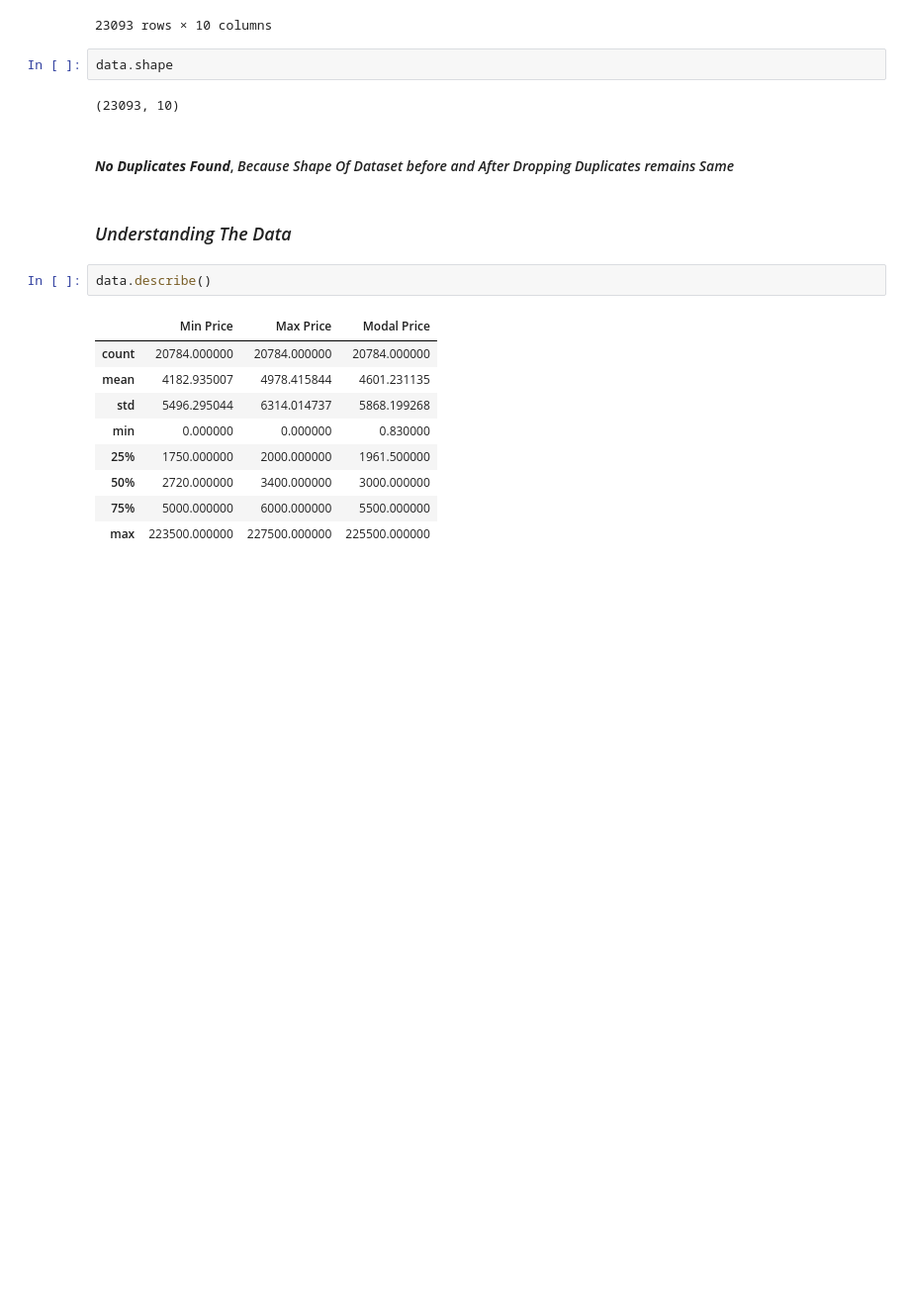
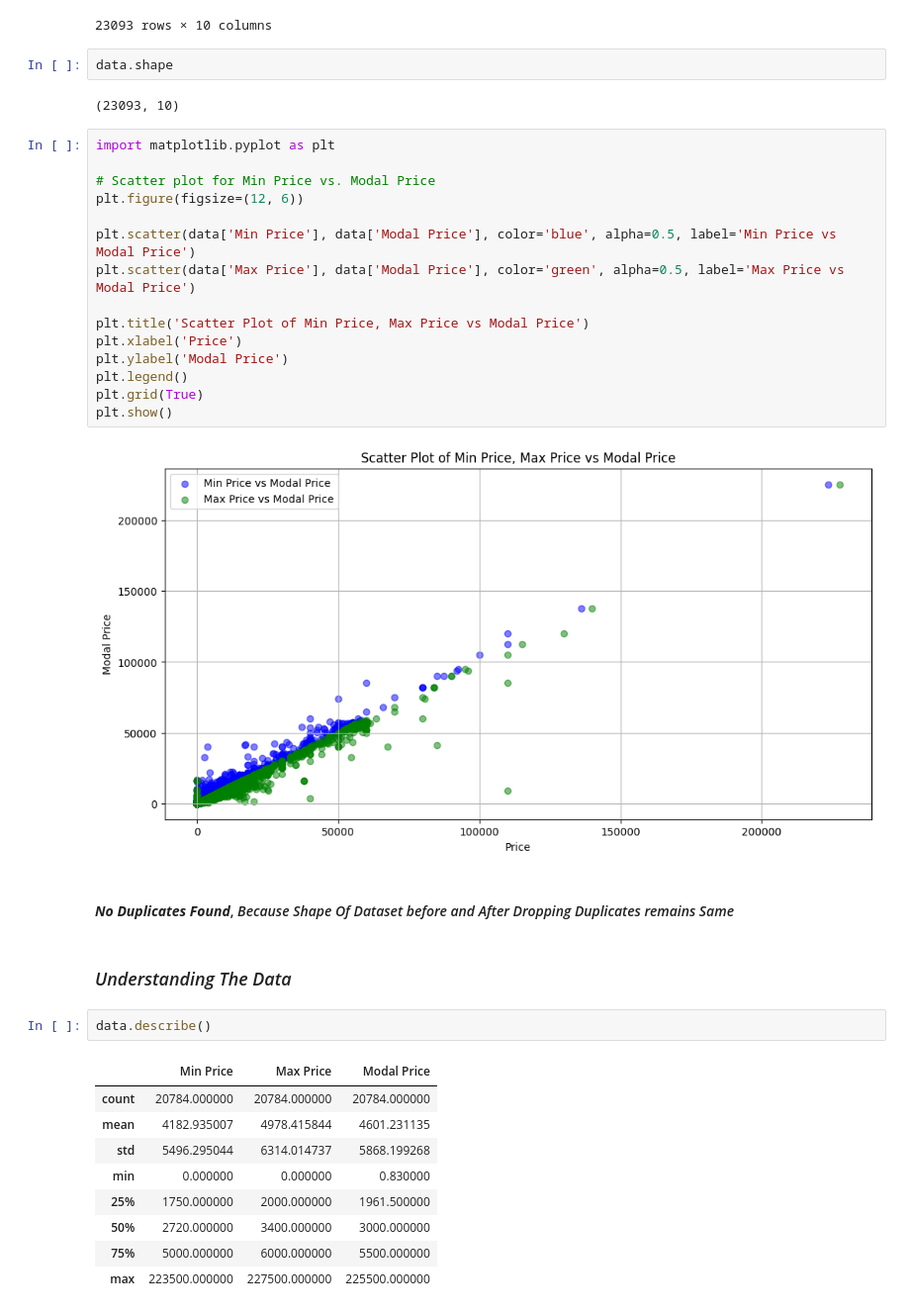
Before and after one commit to rahulthota21/projects, a Jupyter notebook: CropInsights/Crop Price Prediction/Price_pred.ipynb, the cells around one changed output. Shown at 99% size. Cells and saved outputs as stored; diff of their text form; blank space fills up the shorter version.

```diff
--- a/CropInsights/Crop Price Prediction/Price_pred.ipynb
+++ b/CropInsights/Crop Price Prediction/Price_pred.ipynb
@@ -126,6 +126,23 @@ data.drop_duplicates()
 data.shape
 # %% [output]
 (23093, 10)
+# %%
+import matplotlib.pyplot as plt
+
+# Scatter plot for Min Price vs. Modal Price
+plt.figure(figsize=(12, 6))
+
+plt.scatter(data['Min Price'], data['Modal Price'], color='blue', alpha=0.5, label='Min Price vs Modal Price')
+plt.scatter(data['Max Price'], data['Modal Price'], color='green', alpha=0.5, label='Max Price vs Modal Price')
+
+plt.title('Scatter Plot of Min Price, Max Price vs Modal Price')
+plt.xlabel('Price')
+plt.ylabel('Modal Price')
+plt.legend()
+plt.grid(True)
+plt.show()
+# %% [output]
+[figure, added]
 # %% [markdown]
 #### ***No Duplicates Found***, *Because Shape Of Dataset before and After Dropping Duplicates remains Same*
 # %% [markdown]
```
Also changed, not shown: parts of 5 cells of this notebook, 3 other files.
